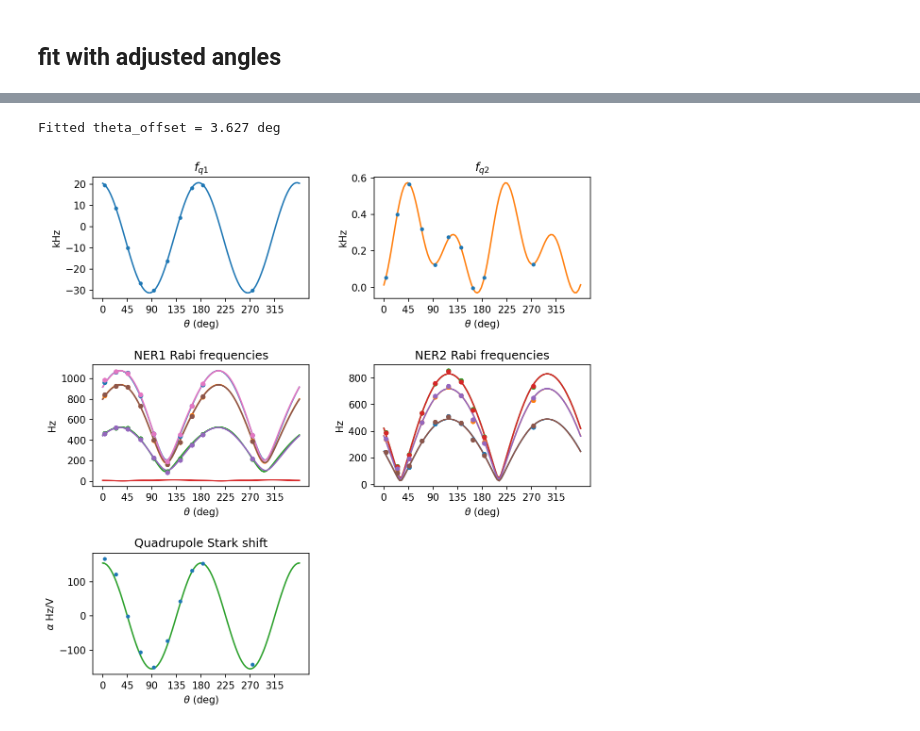
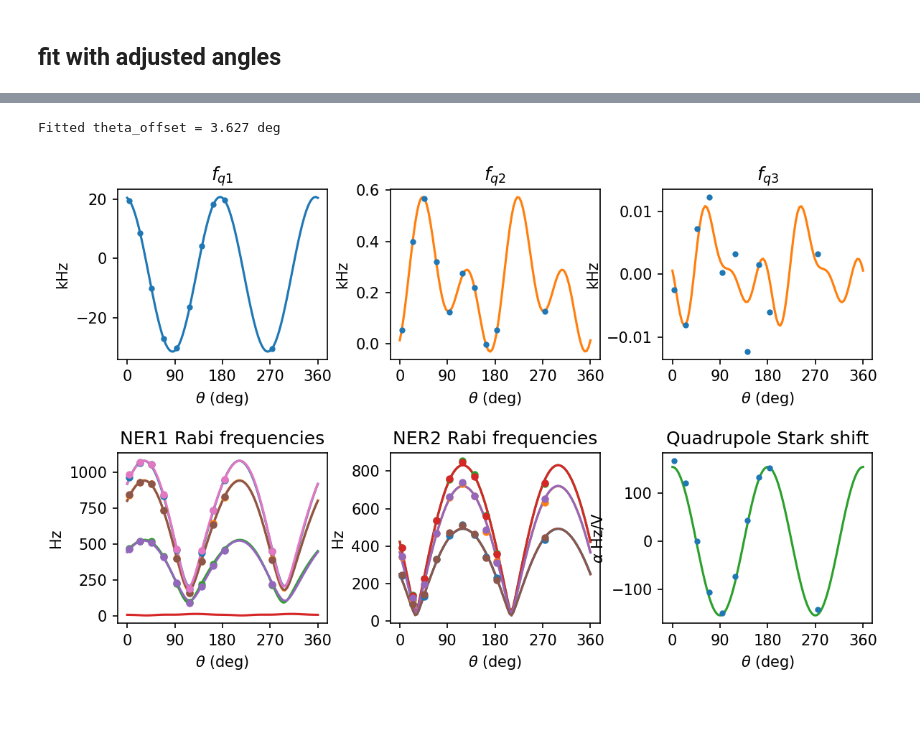
Before and after one commit to arjenvaartjes/Psyduck, a Jupyter notebook: examples/quadrupole modeling/extracting_quadrupole_tensor_misaligned_fit_r.ipynb, the cells around one changed output, grey strips where cells are left out. Cells and saved outputs as stored; diff of their text form; code cells hidden in the pictures.

Commit message:
notebook plotting update

```diff
--- a/examples/quadrupole modeling/extracting_quadrupole_tensor_misaligned_fit_r.ipynb
+++ b/examples/quadrupole modeling/extracting_quadrupole_tensor_misaligned_fit_r.ipynb
@@ -555,7 +554,7 @@ ner2_fit = np.zeros((len(thetas_fit), 6))
 lqse_fit = np.zeros(len(thetas_fit))
 for t, th in enumerate(thetas_fit):
     evals = ionized_hamiltonian(th, **p_full).eigenstates()[0]
-    fq1_fit[t]   = np.mean(np.diff(np.diff(evals)))
+    fq1_fit[t]   = -np.mean(np.diff(np.diff(evals)))
     fq2_fit[t]   = np.mean(np.diff(np.diff(np.diff(evals))))
     ner1_fit[t]  = ner1(th, **p_full)
     ner2_fit[t]  = ner2(th, **p_full)
@@ -692,7 +691,7 @@ def residual_full_misaligned(params):
     lqse_arr = np.zeros(len(thetas))
     for t, theta in enumerate(thetas_eff):
         evals = ionized_hamiltonian(theta, **p).eigenstates()[0]
-        fq1_arr[t]  = np.mean(np.diff(np.diff(evals)))
+        fq1_arr[t]  = -np.mean(np.diff(np.diff(evals)))
         fq2_arr[t]  = np.mean(np.diff(np.diff(np.diff(evals))))
         ner1_arr[t] = ner1(theta, **p)
         ner2_arr[t] = ner2(theta, **p)
@@ -783,7 +782,7 @@ ner2_fit = np.zeros((len(thetas_fit), 6))
 lqse_fit = np.zeros(len(thetas_fit))
 for t, th in enumerate(thetas_fit):
     evals = ionized_hamiltonian(th, **p_mis).eigenstates()[0]
-    fq1_fit[t]  = np.mean(np.diff(np.diff(evals)))
+    fq1_fit[t]  = -np.mean(np.diff(np.diff(evals)))
     fq2_fit[t]  = np.mean(np.diff(np.diff(np.diff(evals))))
     ner1_fit[t] = ner1(th, **p_mis)
     ner2_fit[t] = ner2(th, **p_mis)
@@ -985,7 +993,7 @@ def residual_full_misaligned(params):
     lqse_arr = np.zeros(len(thetas_eff))
     for t, theta in enumerate(thetas_eff):
         evals = ionized_hamiltonian(theta, **p).eigenstates()[0]
-        fq1_arr[t]  = np.mean(np.diff(np.diff(evals)))
+        fq1_arr[t]  = -np.mean(np.diff(np.diff(evals)))
         fq2_arr[t]  = np.mean(np.diff(np.diff(np.diff(evals))))
         ner1_arr[t] = ner1(theta, **p)
         ner2_arr[t] = ner2(theta, **p)
@@ -1013,7 +1021,7 @@ params_misaligned.add('scale',        value=p0['scale'],    min=0.00001, max=10)
 params_misaligned.add('scale_dc',     value=p0['scale_dc'])
 params_misaligned.add('theta_offset', value=phase_offset,   min=-np.pi/4, max=np.pi/4)
 
-result_misaligned = minimize(residual_full_misaligned, params_misaligned, method='leastsq')
+result_misaligned_comsol = minimize(residual_full_misaligned, params_misaligned, method='leastsq')
 result_misaligned
 # %% [output]
 Fit Result
@@ -1085,48 +1139,52 @@ theta_shifted_deg  = thetas_shifted / np.pi * 180
 theta_fit_deg      = thetas_fit / np.pi * 180
 colors = plt.cm.tab10.colors
 
-fig, ax = plt.subplots(3, 2, figsize=(8, 8), dpi=150)
+fig, ax = plt.subplots(2, 3, figsize=(8, 5), dpi=150)
 axes = ax.flatten()
 
 axes[0].plot(theta_shifted_deg, fq_1_measured * 1e-3, '.', zorder=5)
 axes[0].plot(theta_fit_deg, fq1_fit * 1e-3, color='C0')
 axes[0].set_title('$f_{q1}$')
 axes[0].set_ylabel('kHz')
 
 axes[1].plot(theta_shifted_deg, fq_2_measured * 1e-3, '.', zorder=5)
 axes[1].plot(theta_fit_deg, fq2_fit * 1e-3, color='C1')
 axes[1].set_title('$f_{q2}$')
 axes[1].set_ylabel('kHz')
 
+axes[2].plot(theta_shifted_deg, fq_3_measured * 1e-3, '.', zorder=5)
+axes[2].plot(theta_fit_deg, fq3_fit * 1e-3, color='C1')
+axes[2].set_title('$f_{q3}$')
+axes[2].set_ylabel('kHz')
+
 for i in range(7):
     mask_i = _ner1_mask[:, i]
     c = colors[i % len(colors)]
-    axes[2].plot(theta_shifted_deg[mask_i], f_ner1_measured[mask_i, i], '.', markersize=8, color=c, zorder=5)
-    axes[2].plot(theta_fit_deg, ner1_fit[:, i], color=c, label=_ner1_labels[i])
-axes[2].set_title('NER1 Rabi frequencies')
-axes[2].set_ylabel('Hz')
+    axes[3].plot(theta_shifted_deg[mask_i], f_ner1_measured[mask_i, i], '.', markersize=8, color=c, zorder=5)
+    axes[3].plot(theta_fit_deg, ner1_fit[:, i], color=c, label=_ner1_labels[i])
+axes[3].set_title('NER1 Rabi frequencies')
+axes[3].set_ylabel('Hz')
 
 for i in range(6):
     c = colors[i % len(colors)]
-    axes[3].plot(theta_shifted_deg, f_ner2_measured[:, i], '.', markersize=8, color=c, zorder=5)
-    axes[3].plot(theta_fit_deg, ner2_fit[:, i], color=c, label=_ner2_labels[i])
-axes[3].set_title('NER2 Rabi frequencies')
-axes[3].set_ylabel('Hz')
+    axes[4].plot(theta_shifted_deg, f_ner2_measured[:, i], '.', markersize=8, color=c, zorder=5)
+    axes[4].plot(theta_fit_deg, ner2_fit[:, i], color=c, label=_ner2_labels[i])
+axes[4].set_title('NER2 Rabi frequencies')
+axes[4].set_ylabel('Hz')
 
-axes[4].plot(theta_shifted_deg, lqse_measured, '.', zorder=5)
-axes[4].plot(theta_fit_deg, lqse_fit, color='C2')
-axes[4].set_ylabel(r'$\alpha$ Hz/V')
-axes[4].set_title('Quadrupole Stark shift')
+axes[5].plot(theta_shifted_deg, lqse_measured, '.', zorder=5)
+axes[5].plot(theta_fit_deg, lqse_fit, color='C2')
+axes[5].set_ylabel(r'$\alpha$ Hz/V')
+axes[5].set_title('Quadrupole Stark shift')
 
 for a in axes:
     a.set_xlabel(r'$\theta$ (deg)')
-    a.set_xticks([0, 45, 90, 135, 180, 225, 270, 315])
+    a.set_xticks([0, 90, 180, 270, 360])
 
-axes[5].set_visible(False)
 fig.tight_layout()
 fig.subplots_adjust(wspace=0.3, hspace=0.55)
 plt.savefig(r'quadrupole_data_misaligned.png', dpi=300)
 # %% [output]
 Fitted theta_offset = 3.627 deg
-[figure, old version]
+[figure, new version]
 # %%
```
Also changed, not shown: parts of 20 cells of this notebook.
